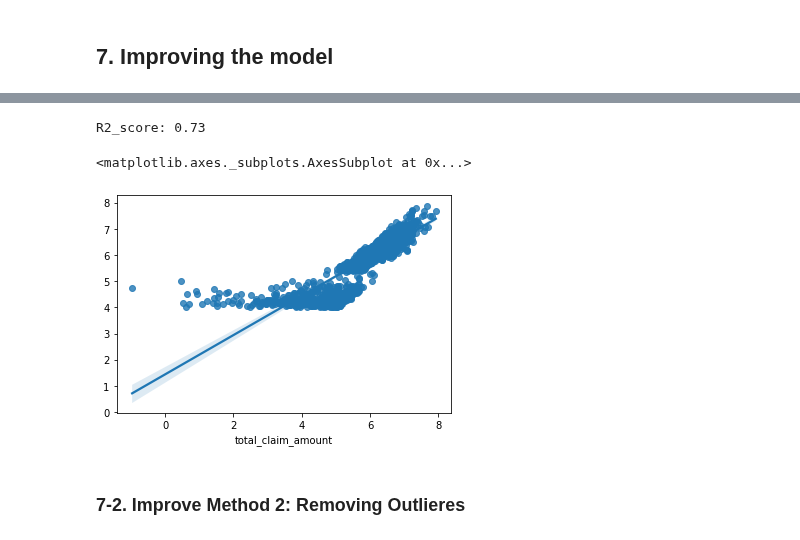
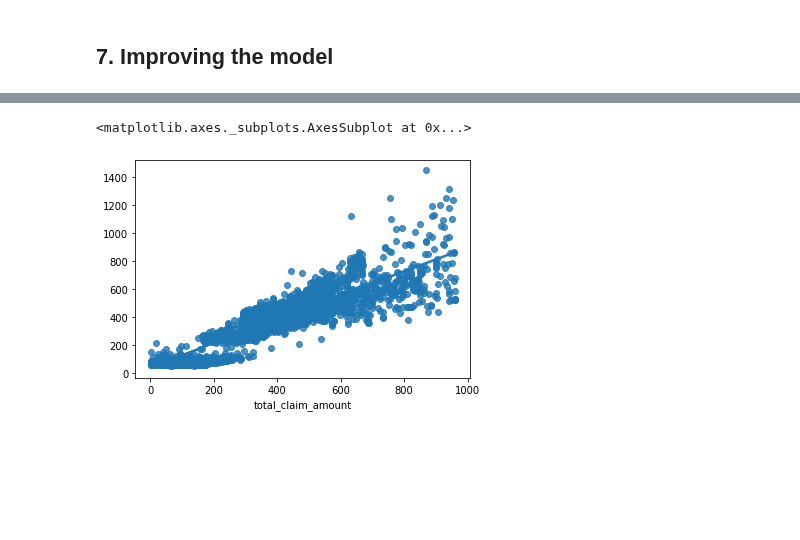
Before and after one commit to dooinn/lab-customer-analysis-round-5, a Jupyter notebook: lab-customer-analysis-round-567.ipynb, the cells around one changed output, grey strips where cells are left out. Saved outputs shown, nothing was run; the diff lists cells and outputs as text; code cells hidden in the pictures; blank space fills up the shorter version.

Commit message:
round 7

```diff
--- a/lab-customer-analysis-round-567.ipynb
+++ b/lab-customer-analysis-round-567.ipynb
@@ -361,0 +502,15 @@ Name: total_claim_amount, Length: 6393, dtype: float64
+# %%
+lm = LinearRegression()
+lm.fit(X_train_scaled, y_train_scaled)
+
+predictions = lm.predict(X_test_scaled)
+print("R2_score:", round(r2_score(y_test_scaled, predictions), 2))
+
+y_test_unscaled = y_test_scaled.apply(lambda x: np.exp(x))
+predictions_unscaled = pd.Series(predictions).apply(lambda x: np.exp(x))
+
+rmse = mean_squared_error(y_test_unscaled, predictions_unscaled, squared=False)
+mae = mean_absolute_error(y_test_unscaled, predictions_unscaled)
+
+print("RMSE:", rmse)
+print("MAE:", mae)
@@ -390,15 +549,5 @@ https://gist.github.com/mwaskom/de44147ed2974457ad6372750bbe5751
-# %%
-lm = LinearRegression()
-lm.fit(X_train_scaled, y_train_scaled)
-
-predictions = lm.predict(X_test_scaled)
-print("R2_score:", round(r2_score(y_test_scaled, predictions), 2))
-# %% [output]
-R2_score: 0.73
 # %%
-sns.regplot(x=y_test_scaled, y=predictions)
+sns.regplot(x=y_test_unscaled, y=predictions_unscaled)
 # %% [output]
 <matplotlib.axes._subplots.AxesSubplot at 0x...>
-[figure, old version]
+[figure, new version]
-# %% [markdown]
-### 7-2. Improve Method 2: Removing Outlieres
```
Also changed, not shown: parts of 31 cells of this notebook.
